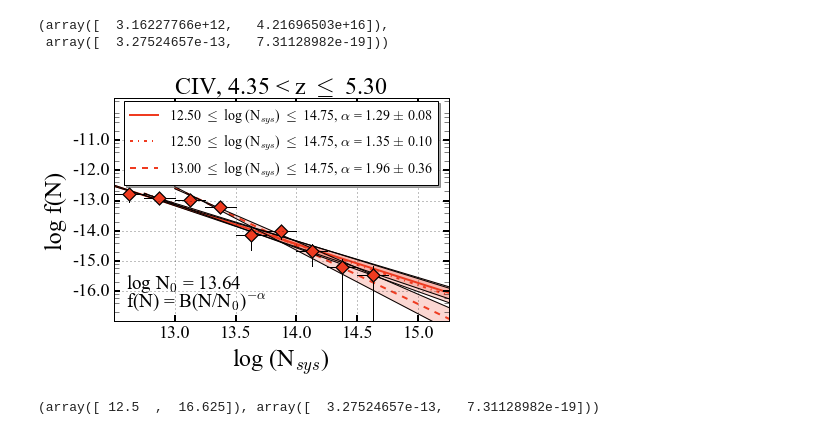
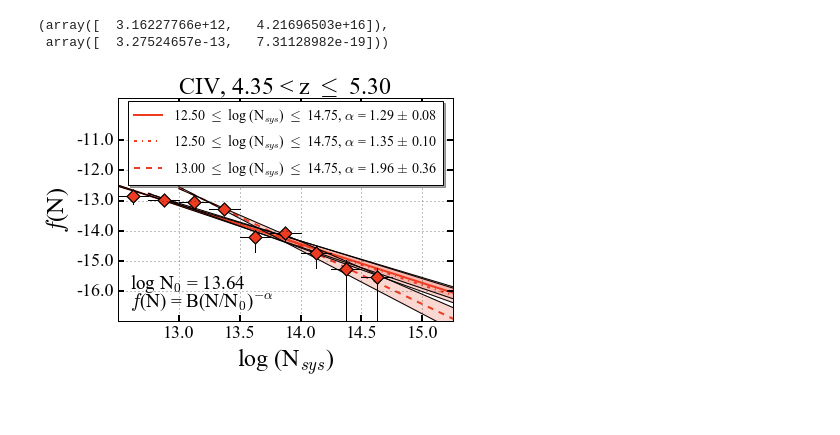
Before and after one commit to alexcodoreanu/PhD, a Jupyter notebook: paper2/notebooks/cddf_plots.ipynb, the cells around one changed output. Drawn from its saved outputs; the diff is of its cells as text; code cells hidden in the pictures.

```diff
--- a/paper2/notebooks/cddf_plots.ipynb
+++ b/paper2/notebooks/cddf_plots.ipynb
@@ -631,38 +544,35 @@ plt.plot(x1, y1, 'kD', markersize=10, alpha=1.0)
 plt.plot(x1, y1, 'D', markersize=8, alpha=1.0, color = z1color)
 
 # x, y labels and title
 plt.xlabel('log (N$_{sys}$)', **hfont,  fontsize=24)
-plt.ylabel('log f(N)', **hfont,  fontsize=24)
+plt.ylabel('$f$(N)', **hfont,  fontsize=24)
 
 plt.title('CIV, 4.35 < z $\leq$ 5.30', **hfont,  fontsize=24)
 
 
 # add legend
 plt.rc('legend',**{'fontsize':14.})
 plt.rc('font',family='Times New Roman')
 plt.legend(bbox_to_anchor=(0.5, 1.11), loc=9, borderaxespad=2, shadow=True)
 
 
 txt3 = plt.text(12.6, pow(10.0, -16.5),
-                "f(N) = B(N/N$_{0}$)$^{-\\alpha}$",
+                "$f$(N) = B(N/N$_{0}$)$^{-\\alpha}$",
                 **hfont,  fontsize=19, color = 'k')
 
 txt4 = plt.text(12.6, pow(10.0, -15.9),
                 "log N$_{0}$ = 13.64",
                 **hfont,  fontsize=19, color = 'k')
 
 
 plot_path = '/Users/alex/Desktop/final_files/correct_precision/paper2/cddfs/plots/'
 plot_name = plot_path + 'c4D14cddf.png'
 
 plt.tick_params(direction='in', length=6, width=2)
-plt.tick_params(which='minor', length=5)
+
+plt.tick_params(which='minor', length=0)
 
 
 plt.savefig(plot_name, bbox_inches='tight', figsize=[12,9], dpi=500)
 # %% [output]
-[figure, old version]
+[figure, new version]
-# %%
-x1fit, fit_values_low1
-# %% [output]
-(array([ 12.5  ,  16.625]), array([  3.27524657e-13,   7.31128982e-19]))
```
Also changed, not shown: parts of 4 cells of this notebook, 7 other files.
